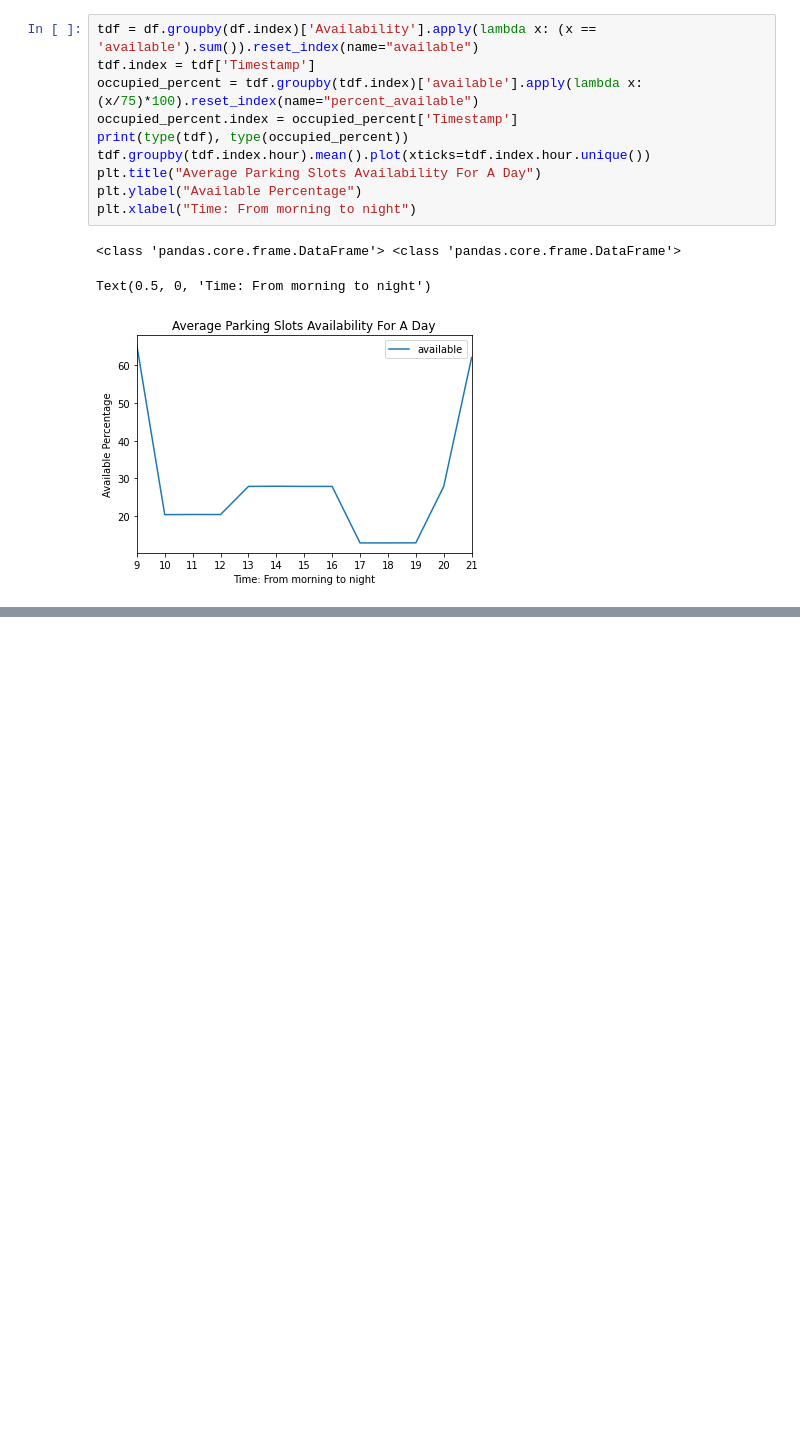
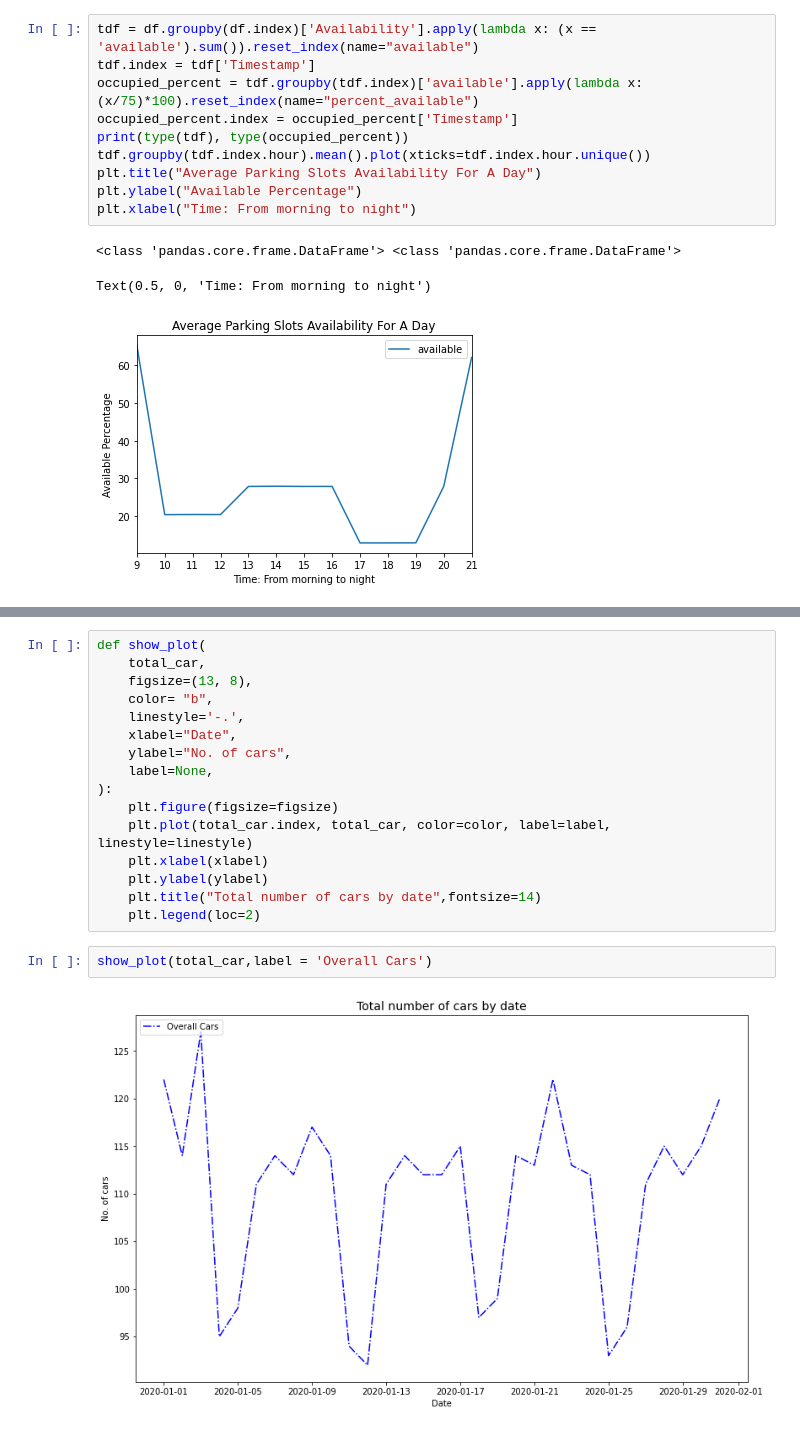
Before and after one commit to iotelligence/flask-carpark, a Jupyter notebook: Data Visualization/Data Visualization_Car Parking.ipynb, the cells around one changed output, grey strips where cells are left out. Saved outputs shown, nothing was run; the diff lists cells and outputs as text; blank space fills up the shorter version.

```diff
--- a/Data Visualization/Data Visualization_Car Parking.ipynb
+++ b/Data Visualization/Data Visualization_Car Parking.ipynb
@@ -148,0 +154,20 @@ Text(0.5, 0, 'Time: From morning to night')
+# %%
+def show_plot(
+    total_car,
+    figsize=(13, 8),
+    color= "b",
+    linestyle='-.',
+    xlabel="Date",
+    ylabel="No. of cars",
+    label=None,
+):
+    plt.figure(figsize=figsize)
+    plt.plot(total_car.index, total_car, color=color, label=label, linestyle=linestyle)
+    plt.xlabel(xlabel)
+    plt.ylabel(ylabel)
+    plt.title("Total number of cars by date",fontsize=14)
+    plt.legend(loc=2)
+# %%
+show_plot(total_car,label = 'Overall Cars')
+# %% [output]
+[figure, added]
```
Also changed, not shown: parts of 5 cells of this notebook.
